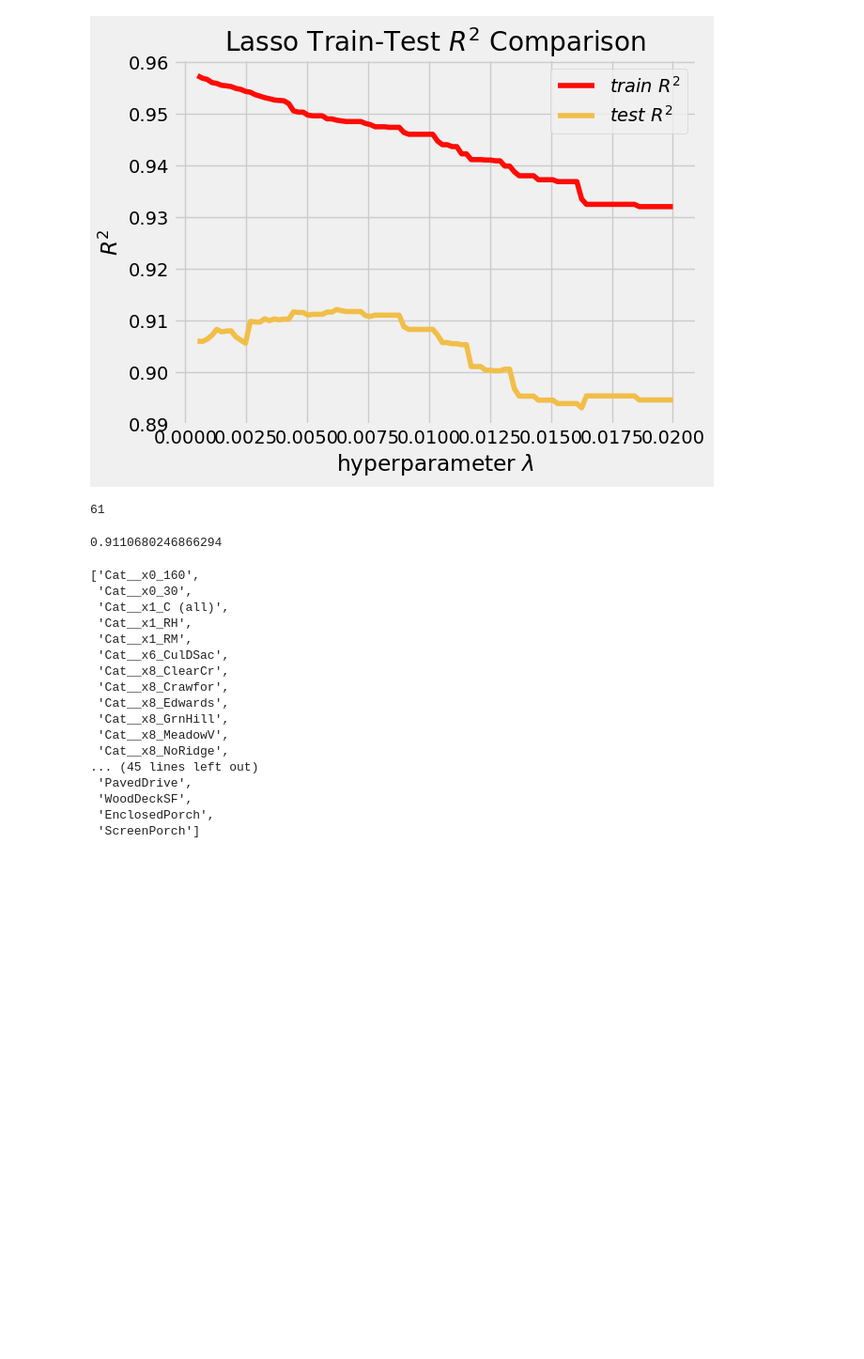
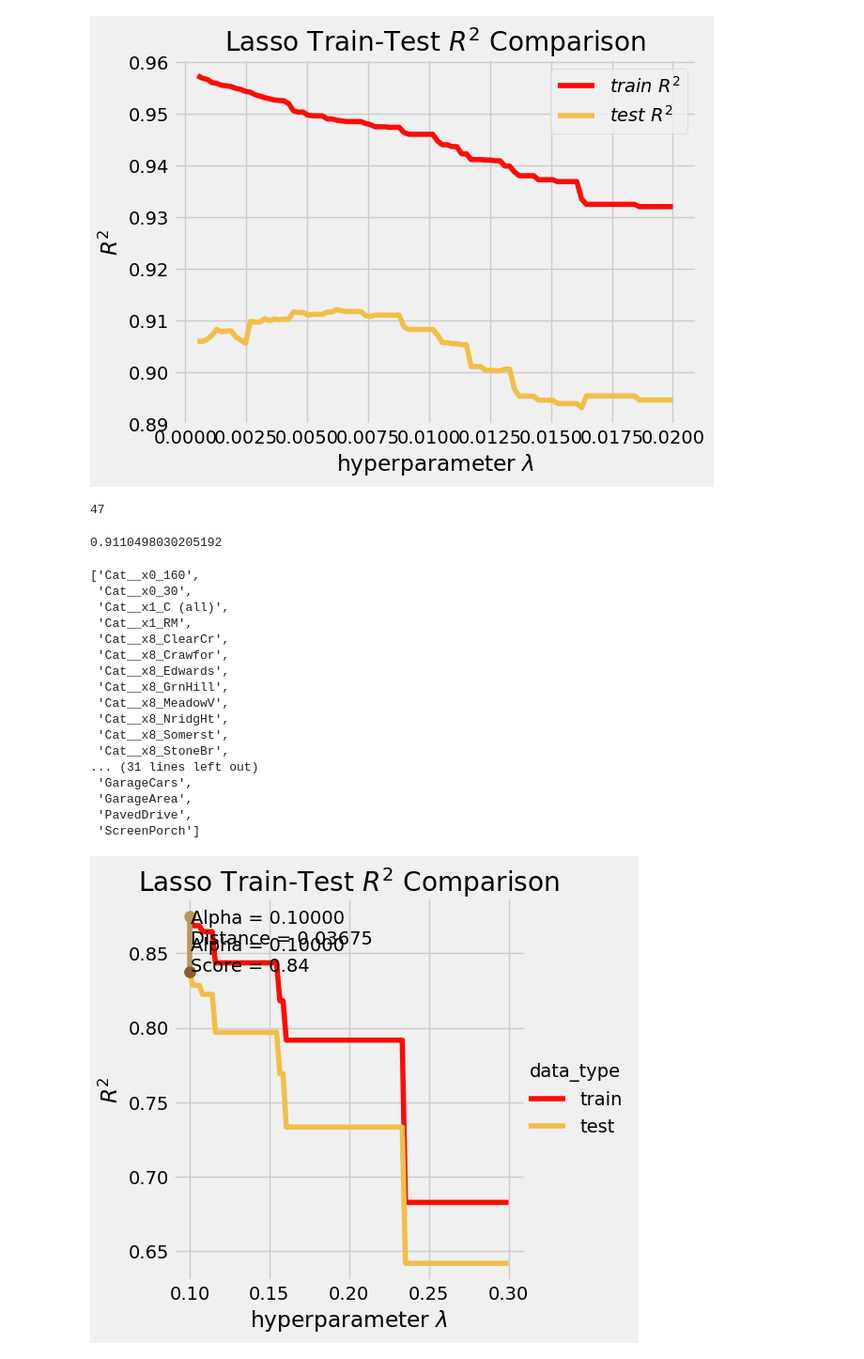
Before and after one commit to nikita-agrawal/Ames-Housing-Analysis, a Jupyter notebook: Hayden/lasso_test.ipynb, the cells around one changed output. Shown at 94% size. Cells and saved outputs as stored; diff of their text form; code cells hidden in the pictures; blank space fills up the shorter version.

Commit message:
added a few features to the lasso graph. and did year_built feature engineering

```diff
--- a/Hayden/lasso_test.ipynb
+++ b/Hayden/lasso_test.ipynb
@@ -360,35 +305,35 @@ lasso_graph(0.0005, 0.02, 100,
 train_score, test_score,feats_005= lasso_linear_model_score(
            train,
            test,
-           0.005,
+           0.008576,
            'SalePrice',
            cat_feats,
            drop_cols = ['SalePrice', 'TotalBsmtSF'])
 # %%
 len(feats_005)
 # %% [output]
-61
+47
 # %%
 test_score
 # %% [output]
-0.9110680246866294
+0.9110498030205192
 # %%
 feats_005
 # %% [output]
 ['Cat__x0_160',
  'Cat__x0_30',
  'Cat__x1_C (all)',
- 'Cat__x1_RH',
  'Cat__x1_RM',
- 'Cat__x6_CulDSac',
  'Cat__x8_ClearCr',
  'Cat__x8_Crawfor',
  'Cat__x8_Edwards',
  'Cat__x8_GrnHill',
  'Cat__x8_MeadowV',
- 'Cat__x8_NoRidge',
-... (45 lines left out)
+ 'Cat__x8_NridgHt',
+ 'Cat__x8_Somerst',
+ 'Cat__x8_StoneBr',
+... (31 lines left out)
+ 'GarageCars',
+ 'GarageArea',
  'PavedDrive',
- 'WoodDeckSF',
- 'EnclosedPorch',
  'ScreenPorch']
@@ -394,0 +434,9 @@ feats_005
+# %%
+tlasso_graph(0.1, 0.3, 100,
+            train,
+           test,
+           'SalePrice',
+           cat_feats,
+           drop_cols = ['SalePrice', 'TotalBsmtSF'])
+# %% [output]
+[figure, added]
```
Also changed, not shown: parts of 29 cells of this notebook.
